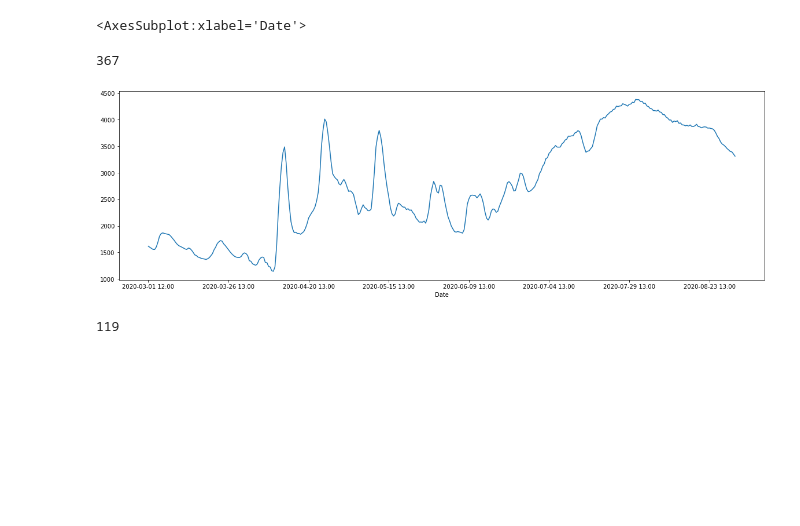
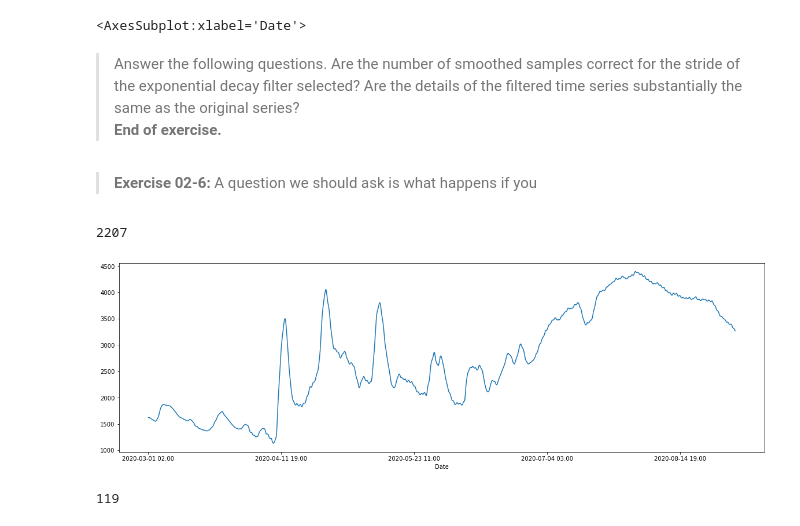
Before and after one commit to StephenElston/CSCI-E-108, a Jupyter notebook: notebooks/02_Streaming.ipynb, the cells around one changed output. Drawn from its saved outputs; the diff is of its cells as text; code cells hidden in the pictures; blank space fills up the shorter version.

Commit message:
Updated exercise descriptions

```diff
--- a/notebooks/02_Streaming.ipynb
+++ b/notebooks/02_Streaming.ipynb
@@ -322,14 +325,19 @@ plot_time_series(smoothed_01)
 2207
 [figure]
 <AxesSubplot:xlabel='Date'>
+# %% [markdown]
+> Answer the following questions. Are the number of smoothed samples correct for the stride of the exponential decay filter selected? Are the details of the filtered time series substantially the same as the original series?
+> **End of exercise.**
+# %% [markdown]
+> **Exercise 02-6:** A question we should ask is what happens if you
 # %%
-smoothed_98 = exponential_smooth(query_stream(stream_flow, Columns='Stream_flow', site_numbers=[12484500]), alpha=0.98, stride=48)
+smoothed_98 = exponential_smooth(query_stream(stream_flow, Columns='Stream_flow', site_numbers=[12484500]), alpha=0.98, stride=8)
 
 print(len(smoothed_98))
 _=plot_time_series(smoothed_98)
 # %% [output]
-367
+2207
-[figure, old version]
+[figure, new version]
 # %%
 smoothed_99 = exponential_smooth(query_stream(stream_flow, Columns='Stream_flow', site_numbers=[12484500]), alpha=0.99, stride=148)
 
```
Also changed, not shown: parts of 11 cells of this notebook.
